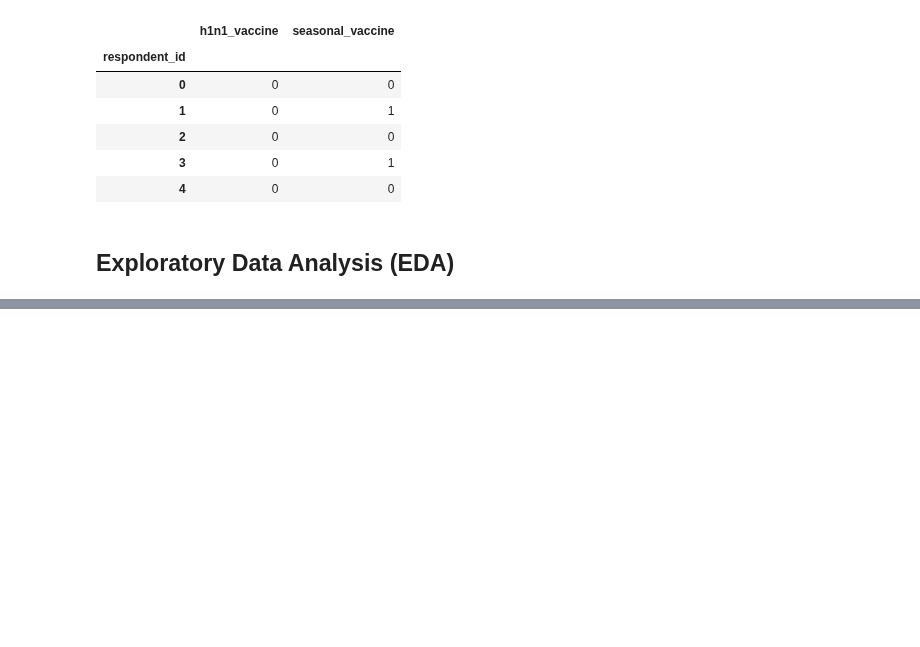
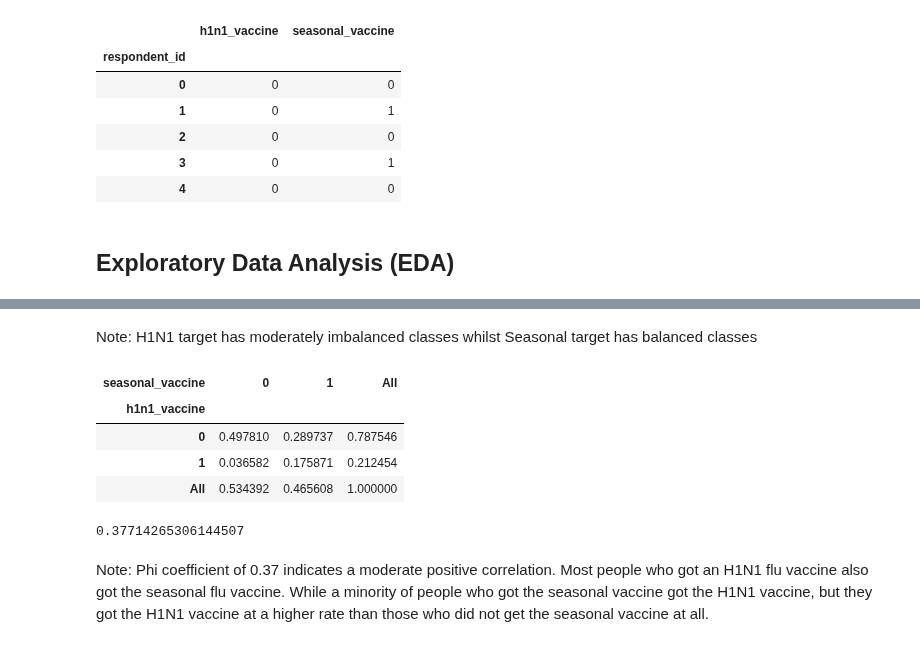
Before and after one commit to chipwayambokomas/flu_shot_learning, a Jupyter notebook: src/main.ipynb, the cells around one changed output, grey strips where cells are left out. Drawn from its saved outputs; the diff is of its cells as text; code cells hidden in the pictures; blank space fills up the shorter version.

```diff
--- a/src/main.ipynb
+++ b/src/main.ipynb
@@ -40,0 +86,24 @@ np.testing.assert_array_equal(features_df.index.values, labels_df.index.values)
+# %% [markdown]
+Note: H1N1 target has moderately imbalanced classes whilst Seasonal target has balanced classes
+# %%
+pd.crosstab(
+    labels_df["h1n1_vaccine"],
+    labels_df["seasonal_vaccine"],
+    margins=True,
+    normalize=True
+)
+# %% [output]
+| seasonal_vaccine | 0 | 1 | All |
+| h1n1_vaccine |  |  |  |
+| 0 | 0.497810 | 0.289737 | 0.787546 |
+| 1 | 0.036582 | 0.175871 | 0.212454 |
+| All | 0.534392 | 0.465608 | 1.000000 |
+# %%
+# Phi Coefficient is the same as Pearson for two binary variables
+(labels_df["h1n1_vaccine"]
+     .corr(labels_df["seasonal_vaccine"], method="pearson")
+)
+# %% [output]
+0.37714265306144507
+# %% [markdown]
+Note: Phi coefficient of 0.37 indicates a moderate positive correlation. Most people who got an H1N1 flu vaccine also got the seasonal flu vaccine. While a minority of people who got the seasonal vaccine got the H1N1 vaccine, but they got the H1N1 vaccine at a higher rate than those who did not get the seasonal vaccine at all.
```
Also changed, not shown: parts of 12 cells of this notebook.
